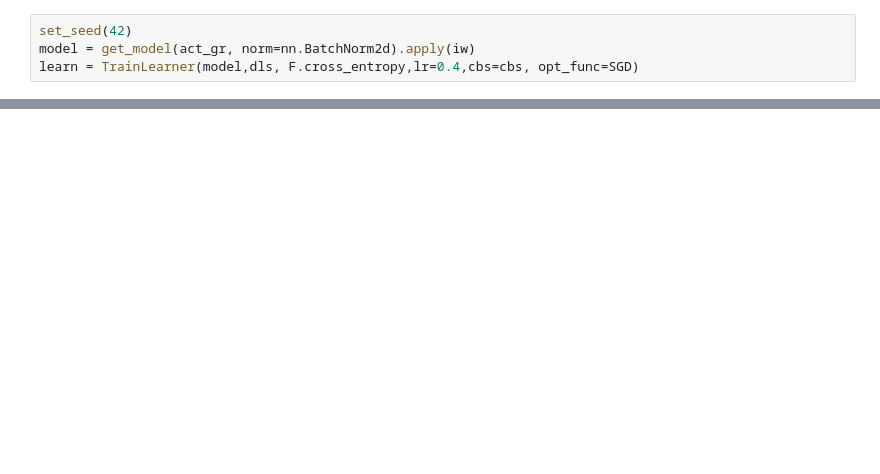
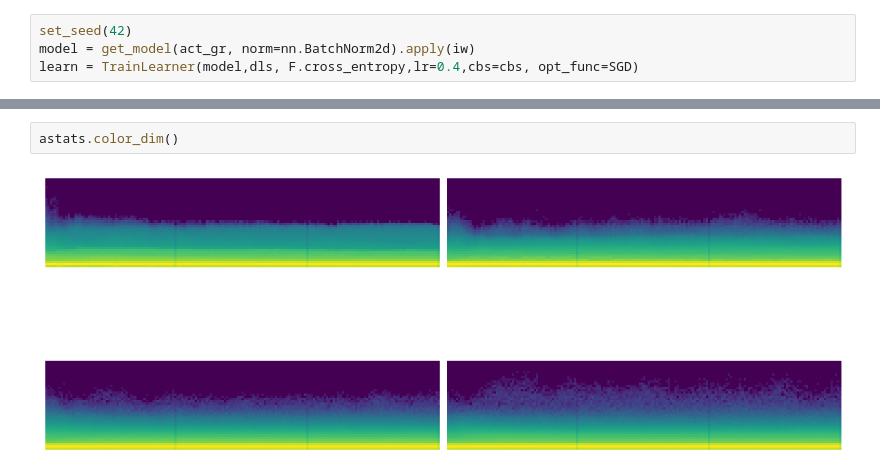
Before and after one commit to mtm-007/Deep-Learing-from-the-foundation-and-GEN_AI, a Jupyter notebook: accel_sgd.ipynb, the cells around one changed output, grey strips where cells are left out. Drawn from its saved outputs; the diff is of its cells as text; blank space fills up the shorter version.

```diff
--- a/accel_sgd.ipynb
+++ b/accel_sgd.ipynb
@@ -92,0 +140,4 @@ learn.fit(3)
+# %%
+astats.color_dim()
+# %% [output]
+[figure, added]
```
Also changed, not shown: parts of 11 cells of this notebook.
